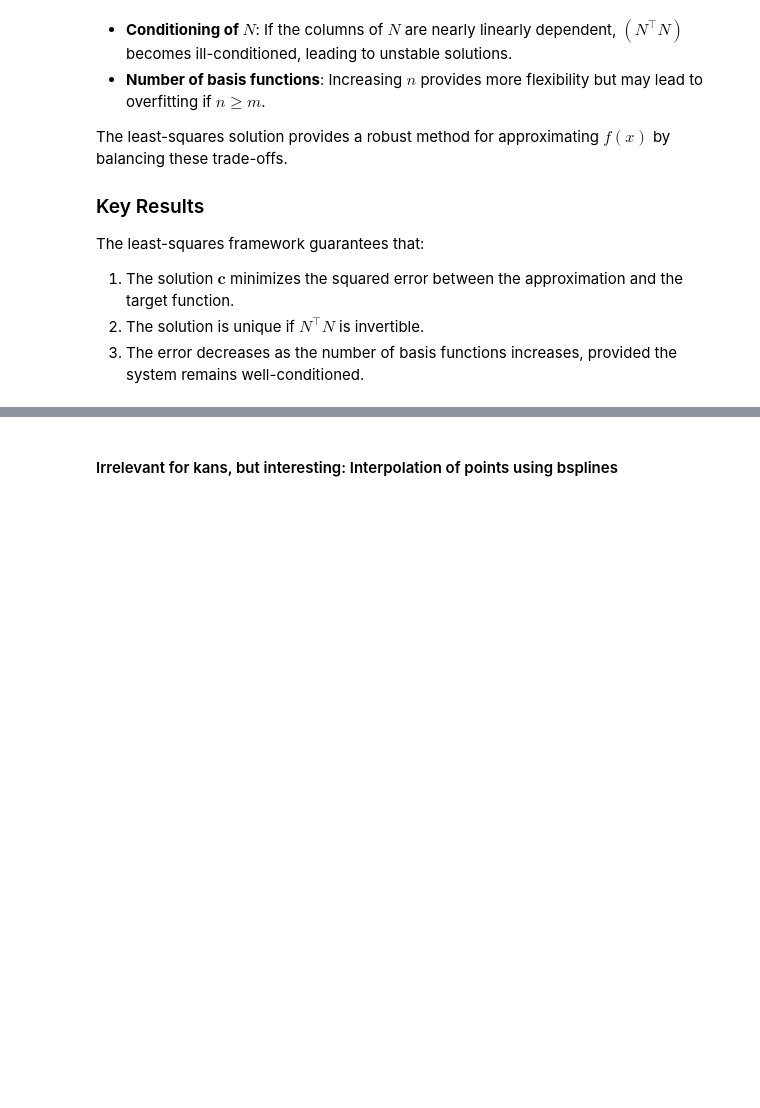
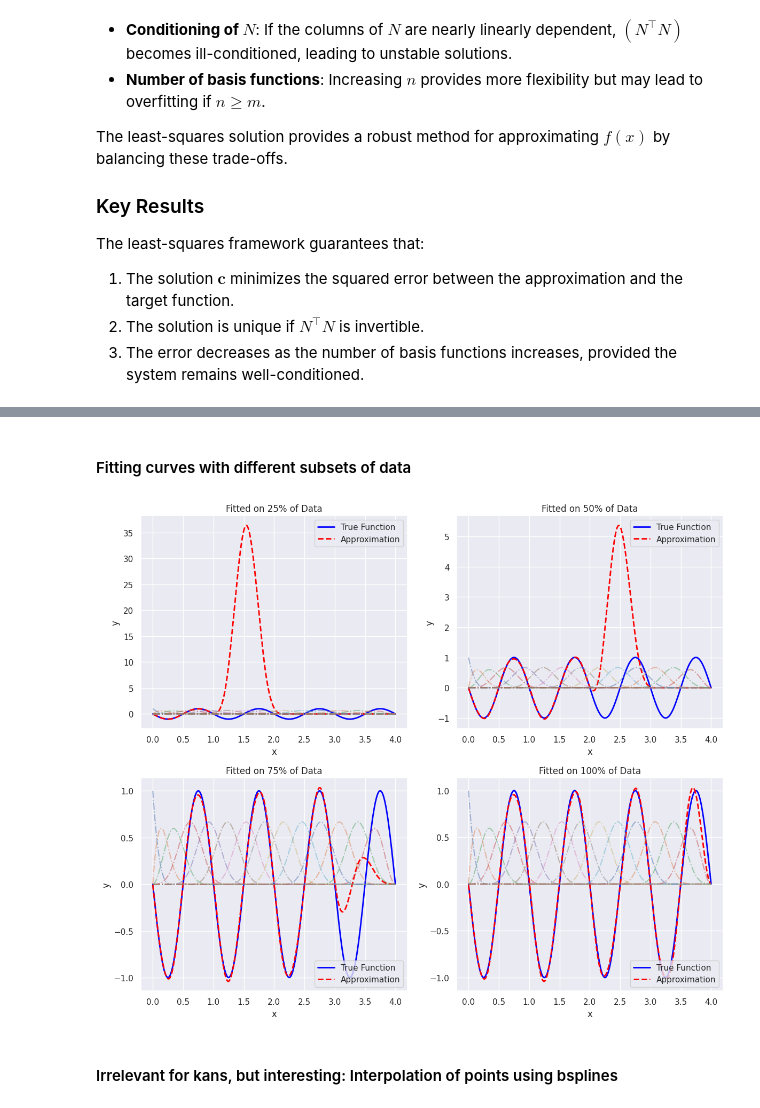
Before and after one commit to spagnoloG/kan, a Jupyter notebook: code/notebooks/02-bsplines.ipynb, the cells around one changed output, grey strips where cells are left out. Saved outputs shown, nothing was run; the diff lists cells and outputs as text; code cells hidden in the pictures; blank space fills up the shorter version.

```diff
--- a/code/notebooks/02-bsplines.ipynb
+++ b/code/notebooks/02-bsplines.ipynb
@@ -511,3 +549,47 @@ Coefficients: [ 0.00997614  0.64675772  1.72782097 -1.23532118 -0.89543526  1.89
+# %% [markdown]
+#### Fitting curves with different subsets of data
+# %%
+
+# Parameters
+n_control_points = 14
+k = 3
+t = np.linspace(-1, 1, num=n_control_points)
+t = np.pad(t, (k, k), mode='edge')
+t_values = np.linspace(t[0], t[-1], 1000)
+x_values = np.linspace(0, 4, 1000)
+fn = lambda x: np.sin(-2 * np.pi * x)
+bfs = np.array([[basis_function(i, k, t, x) for x in t_values] for i in range(n_control_points)]).T
+
+# Split data
+percentages = [0.25, 0.50, 0.75, 1.0]
+fig, axes = plt.subplots(2, 2, figsize=(12, 10))
+axes = axes.flatten()
+
+for i, pct in enumerate(percentages):
+    subset_idx = int(len(x_values) * pct)
+    x_subset = x_values[:subset_idx]
+    y_subset = fn(x_subset)
+
+    bfs_subset = bfs[:subset_idx]
+    coeffs = np.linalg.lstsq(bfs_subset, y_subset, rcond=None)[0]
+    y_pred = np.dot(bfs, coeffs)
+
+    # Plot
+    ax = axes[i]
+    ax.plot(x_values, fn(x_values), label="True Function", color='blue', linewidth=2)
+    ax.plot(x_values, y_pred, label="Approximation", color='red', linewidth=2, linestyle='--')
+    for j in range(bfs.shape[1]):
+        ax.plot(x_values, bfs[:, j], linestyle='-.', alpha=0.5)
+    ax.set_title(f"Fitted on {int(pct * 100)}% of Data")
+    ax.set_xlabel("x")
+    ax.set_ylabel("y")
+    ax.legend()
+    ax.grid(True)
+
+plt.tight_layout()
+plt.show()
+# %% [output]
+[figure, added]
 # %% [markdown]
 #### Irrelevant for kans, but interesting: Interpolation of points using bsplines
 # %%
```
Also changed, not shown: parts of 4 cells of this notebook.
